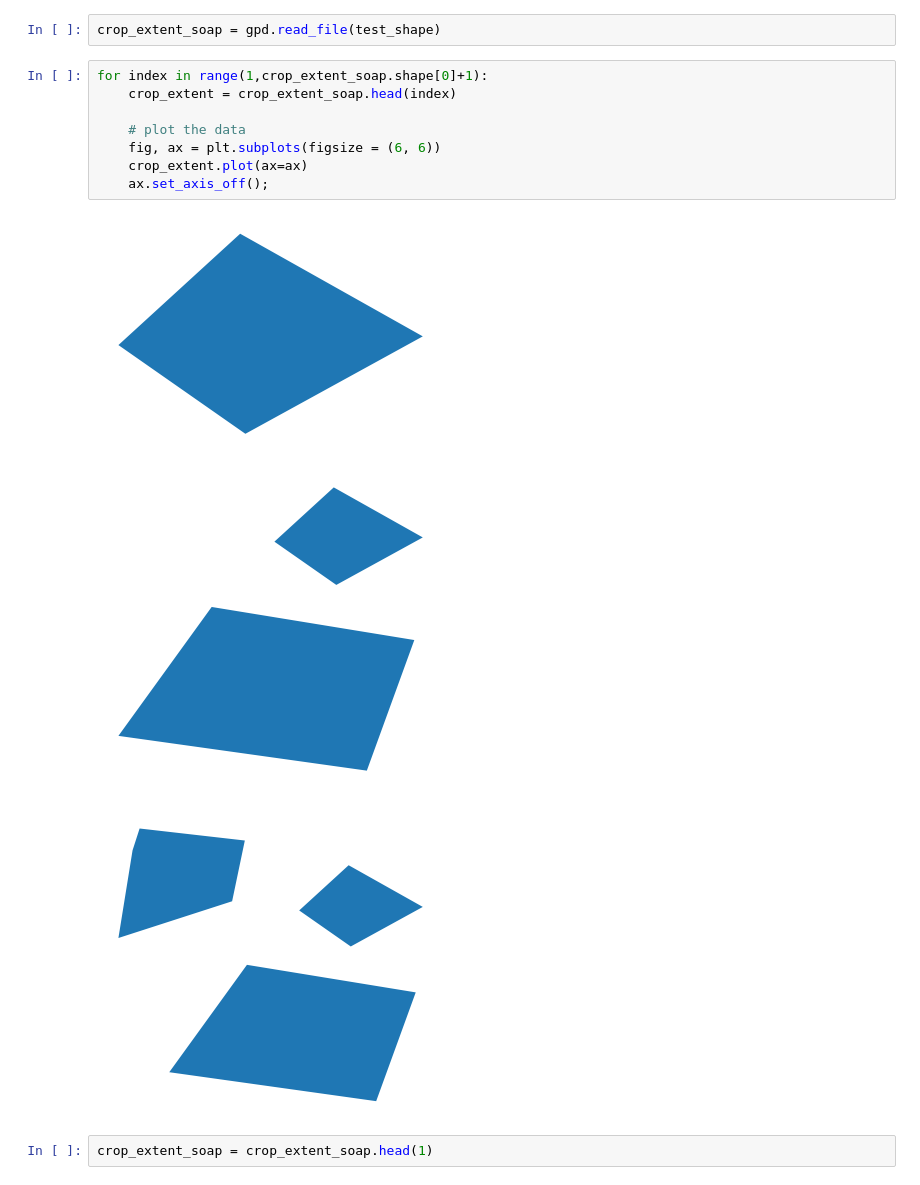
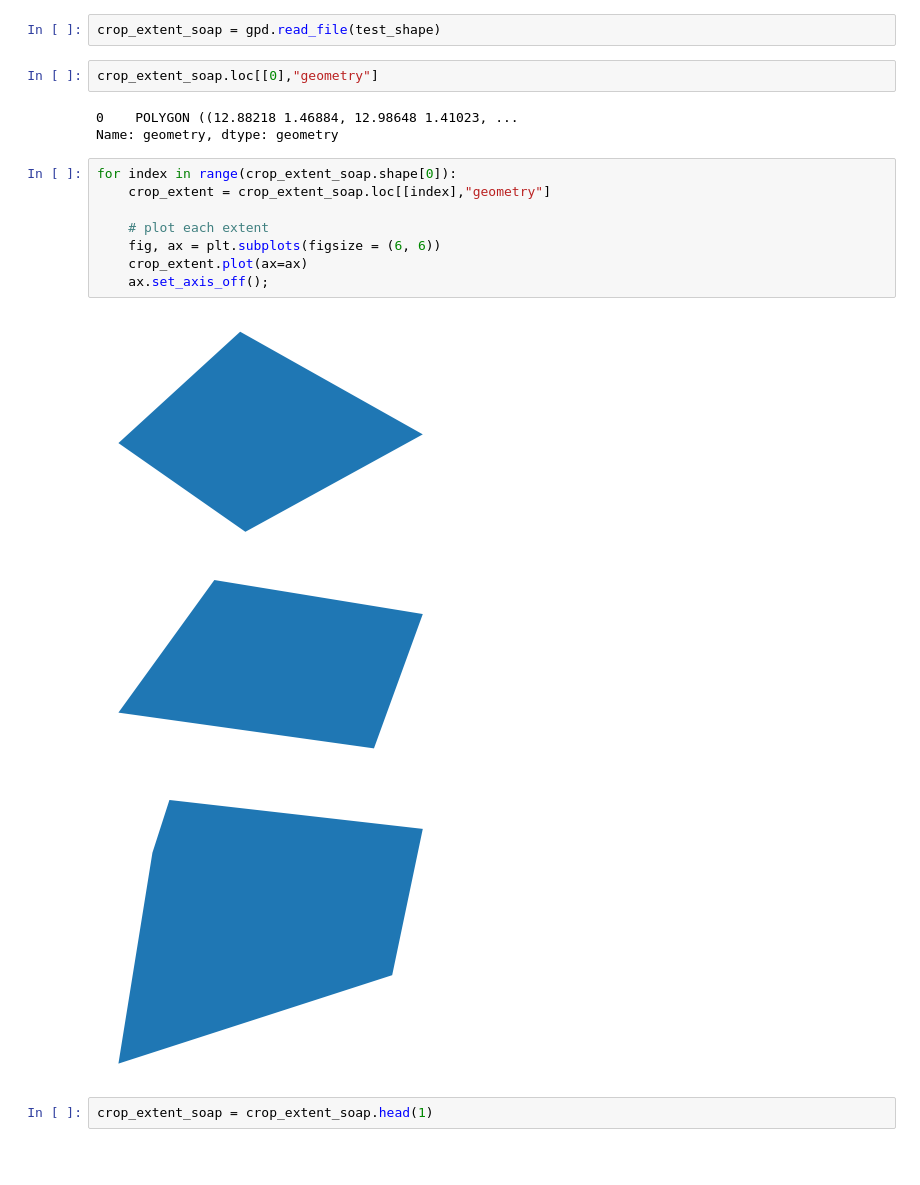
Before and after one commit to panopticonopolis/canopy-gis, a Jupyter notebook: processing/Polygon_Union_Extract.ipynb, the cells around one changed output. Cells and saved outputs as stored; diff of their text form; blank space fills up the shorter version.

Commit message:
polygon extraction code functional

```diff
--- a/processing/Polygon_Union_Extract.ipynb
+++ b/processing/Polygon_Union_Extract.ipynb
@@ -71,18 +75,23 @@ plt.show()
 [figure]
 # %%
 crop_extent_soap = gpd.read_file(test_shape)
+# %%
+crop_extent_soap.loc[[0],"geometry"]
+# %% [output]
+0    POLYGON ((12.88218 1.46884, 12.98648 1.41023, ...
+Name: geometry, dtype: geometry
 # %%
-for index in range(1,crop_extent_soap.shape[0]+1):
-    crop_extent = crop_extent_soap.head(index)
+for index in range(crop_extent_soap.shape[0]):
+    crop_extent = crop_extent_soap.loc[[index],"geometry"]
 
-    # plot the data
+    # plot each extent
     fig, ax = plt.subplots(figsize = (6, 6))
     crop_extent.plot(ax=ax)
     ax.set_axis_off();
 # %% [output]
 [figure]
-[figure, old version]
+[figure, new version]
-[figure, old version]
+[figure, new version]
 # %%
 crop_extent_soap = crop_extent_soap.head(1)
 # %%
```
Also changed, not shown: parts of 34 cells of this notebook, 2 other files.
